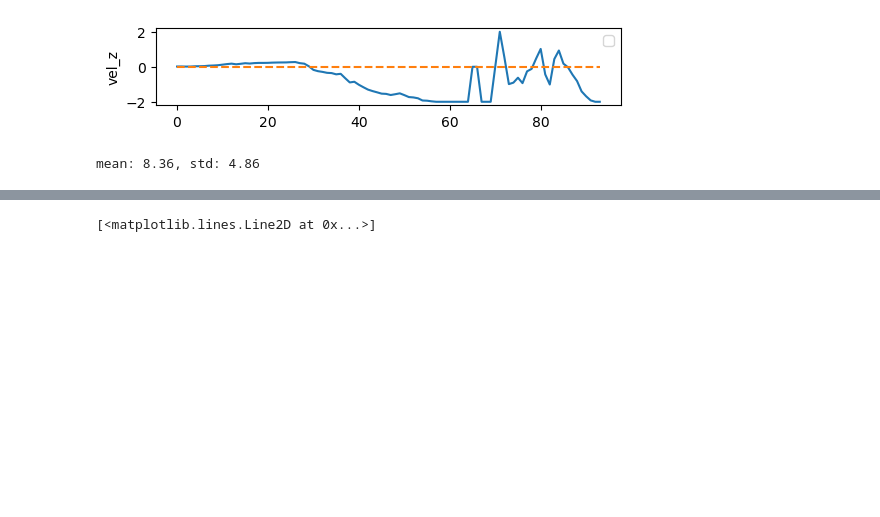
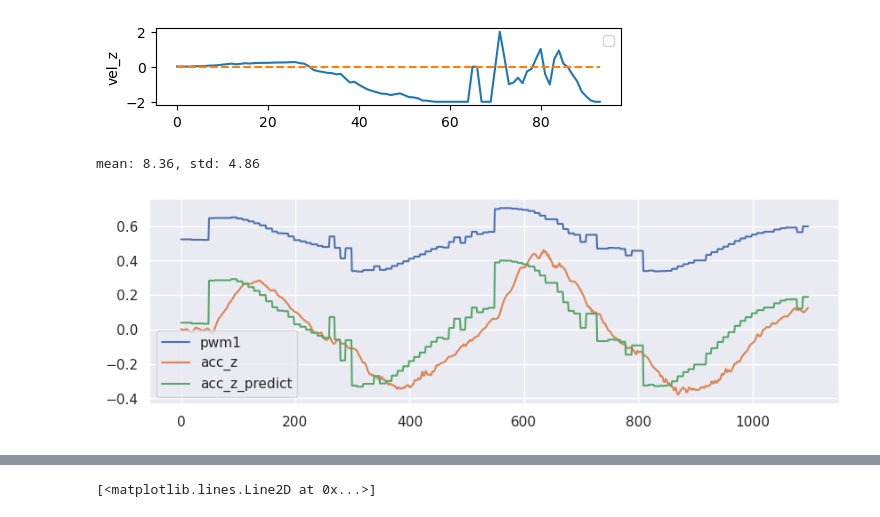
Before and after one commit to jc-bao/crazyswarm2-adaptive, a Jupyter notebook: utils/crazyflie-firmware-adaptive/tools/usdlog/plot.ipynb, the cells around one changed output, grey strips where cells are left out. Saved outputs shown, nothing was run; the diff lists cells and outputs as text; code cells hidden in the pictures; blank space fills up the shorter version.

Commit message:
⚡ update datas

```diff
--- a/utils/crazyflie-firmware-adaptive/tools/usdlog/plot.ipynb
+++ b/utils/crazyflie-firmware-adaptive/tools/usdlog/plot.ipynb
@@ -431,3 +431,49 @@ mean, std = np.mean(pos_errs), np.std(pos_errs)
 print(f"mean: {mean:.2f}, std: {std:.2f}")
 # %% [output]
 mean: 8.36, std: 4.86
+# %%
+pwms = np.stack([data[f'power.cmd_pwm{i+1}'] for i in range(4)], axis=1)
+# low pass filter pwm
+pwms_filtered = np.zeros_like(pwms)
+k = 0.05
+for i in range(4):
+    for t in range(1, len(pwms)):
+        pwms_filtered[t, i] = pwms_filtered[t-1, i] + k*(pwms[t, i] - pwms_filtered[t-1, i])
+# sort pwms with index
+# index = np.argsort(pwms[:, 0])
+# pwms = pwms[index]
+acc_z = data['stateEstimate.az']#[index]
+
+# save pwms and acc_z as pandas dataframe
+import pandas as pd
+df = pd.DataFrame(np.hstack([pwms, acc_z.reshape(-1, 1)]), columns=['pwm1', 'pwm2', 'pwm3', 'pwm4', 'acc_z'])
+df.to_csv('/home/pcy/Research/code/crazyswarm2-adaptive/pwm_acc_40.csv', index=False)
+# %%
+# load data with panda
+# import pandas as pd
+# df = pd.read_csv('/home/pcy/Research/code/crazyswarm2-adaptive/pwm_acc_50.csv')
+# pwms = np.array(df[['pwm1', 'pwm2', 'pwm3', 'pwm4']])
+# acc_z = np.array(df['acc_z'])
+
+# plot acc_z w.r.t. pwm[:, 0], pwm[:, 1], pwm[:, 2], pwm[:, 3]
+plt.figure(figsize=(10, 3))
+plt.plot(pwms.mean(axis=1), label='pwm1')
+# plt.plot(pwms_filtered[:, 0], label='pwm1_filtered')
+plt.plot(acc_z, label='acc_z')
+
+pwm_mean = pwms.mean(axis=1)
+pwmToThrustA = 0.11459406
+pwmToThrustB = 0.02580751
+# acc_z_predict = (pwmToThrustA*(pwm_mean ** 2) + pwmToThrustB*pwm_mean) / (0.027*9.81) * 4.0 - 1.0
+acc_z_predict = pwm_mean * (2**16/132000) * 4.0 - 1.0
+plt.plot(acc_z_predict, label='acc_z_predict')
+# plt.plot(pwms[:, 1], acc_z, label='pwm2')
+# plt.plot(pwms[:, 2], acc_z, label='pwm3')
+# plt.plot(pwms[:, 3], acc_z, label='pwm4')
+plt.legend()
+
+# save as mat file
+import scipy.io as sio
+sio.savemat('/home/pcy/Research/code/crazyswarm2-adaptive/data_pwm_acc_2.mat', {'pwm_normed': acc_z_predict, 'acc': acc_z})
+# %% [output]
+[figure, added]
```
Also changed, not shown: parts of 4 cells of this notebook, 8 other files.
